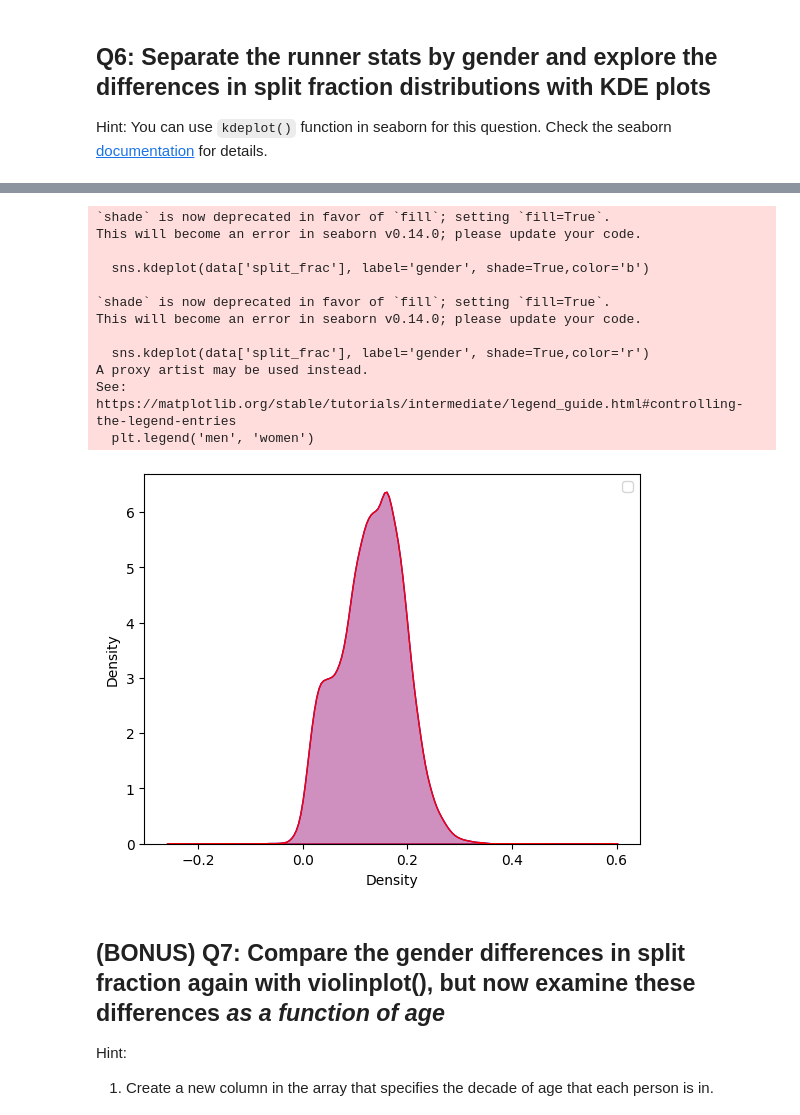
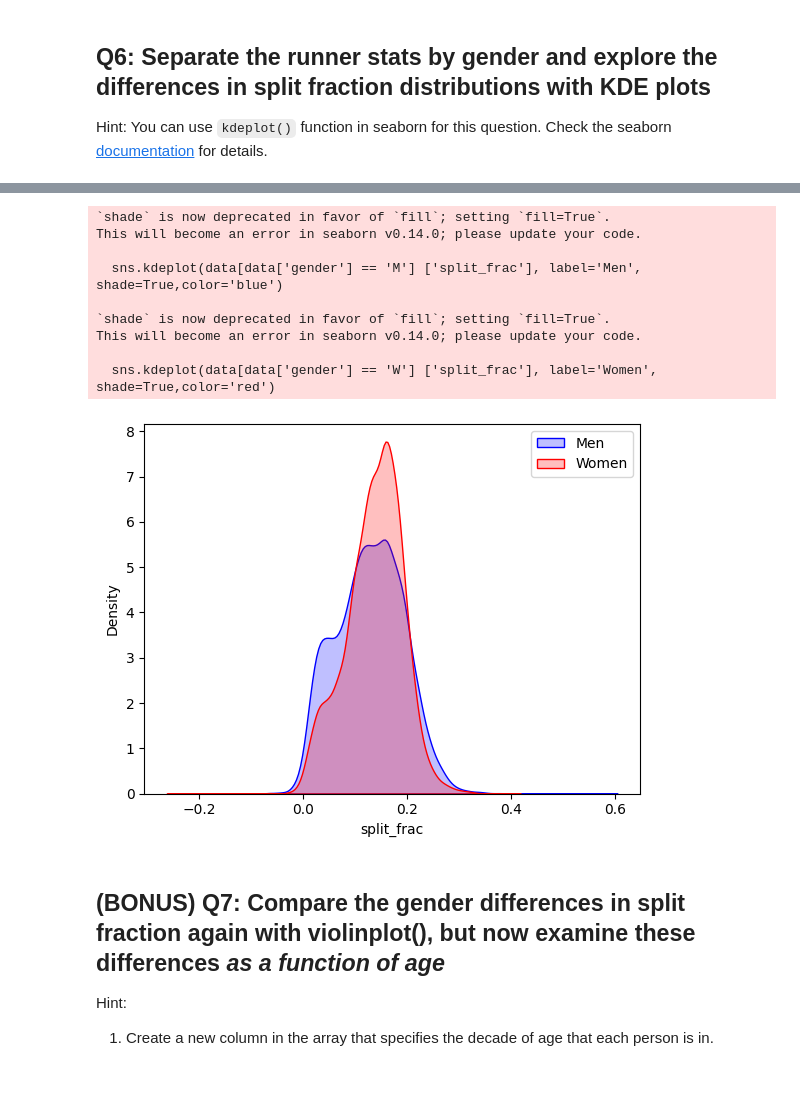
Before and after one commit to mdunand2/2023_Intro_Python, a Jupyter notebook: ML_EES/IP/W4_S2.ipynb, the cells around one changed output, grey strips where cells are left out. Cells and saved outputs as stored; diff of their text form; code cells hidden in the pictures; blank space fills up the shorter version.

```diff
--- a/ML_EES/IP/W4_S2.ipynb
+++ b/ML_EES/IP/W4_S2.ipynb
@@ -143,25 +143,22 @@ Hint: You can use `kdeplot()` function in seaborn for this question. Check the s
 ![Unknown-5.png](embedded-picture-1)
 # %%
 # Visualize male split_frac here.
-sns.kdeplot(data['split_frac'], label='gender', shade=True,color='b')
+sns.kdeplot(data[data['gender'] == 'M'] ['split_frac'], label='Men', shade=True,color='blue')
 # Visualize female split_frac here.
-sns.kdeplot(data['split_frac'], label='gender', shade=True,color='r')
-plt.legend('men', 'women')
-plt.xlabel('Density');
+sns.kdeplot(data[data['gender'] == 'W'] ['split_frac'], label='Women', shade=True,color='red')
+plt.legend()
+plt.xlabel('split_frac');
 # %% [output]
 `shade` is now deprecated in favor of `fill`; setting `fill=True`.
 This will become an error in seaborn v0.14.0; please update your code.
 
-  sns.kdeplot(data['split_frac'], label='gender', shade=True,color='b')
+  sns.kdeplot(data[data['gender'] == 'M'] ['split_frac'], label='Men', shade=True,color='blue')
 
 `shade` is now deprecated in favor of `fill`; setting `fill=True`.
 This will become an error in seaborn v0.14.0; please update your code.
 
-  sns.kdeplot(data['split_frac'], label='gender', shade=True,color='r')
-A proxy artist may be used instead.
-See: https://matplotlib.org/stable/tutorials/intermediate/legend_guide.html#controlling-the-legend-entries
-  plt.legend('men', 'women')
+  sns.kdeplot(data[data['gender'] == 'W'] ['split_frac'], label='Women', shade=True,color='red')
-[figure, old version]
+[figure, new version]
 # %% [markdown]
 ## (BONUS) Q7: Compare the gender differences in split fraction again with violinplot(), but now examine these differences *as a function of age*
 
```
Also changed, not shown: parts of 2 cells of this notebook.
